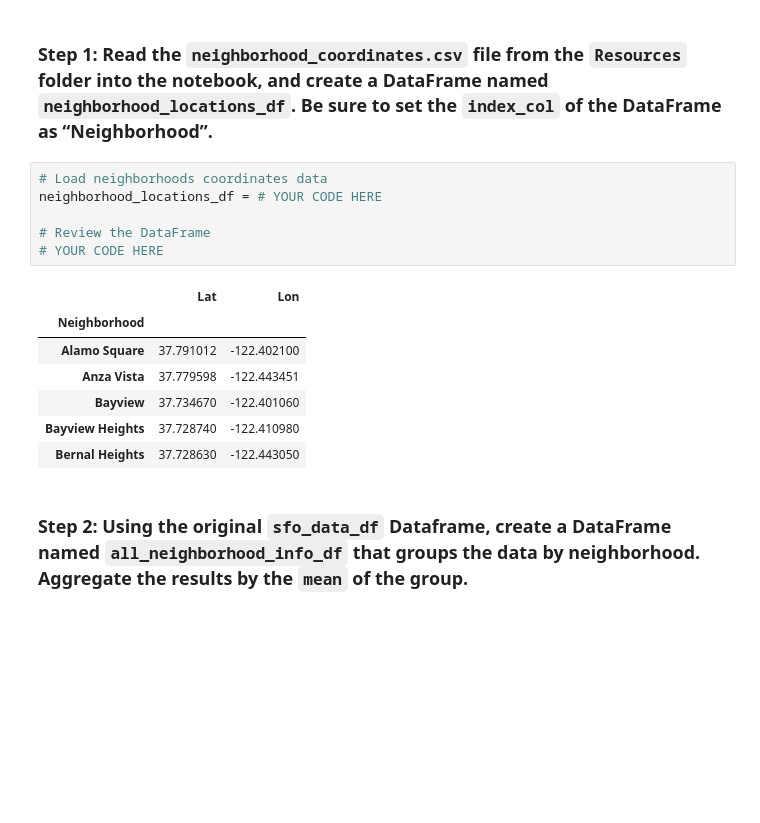
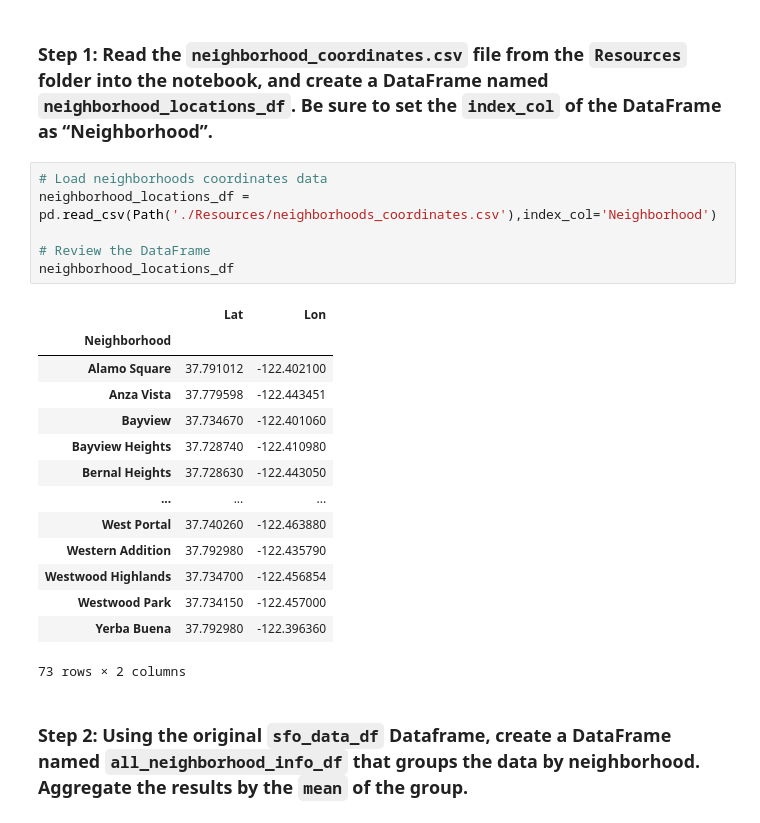
Before and after one commit to druchkamgar/Challenge_6, a Jupyter notebook: Starter_Code/san_francisco_housing.ipynb, the cells around one changed output. Drawn from its saved outputs; the diff is of its cells as text; blank space fills up the shorter version.

```diff
--- a/Starter_Code/san_francisco_housing.ipynb
+++ b/Starter_Code/san_francisco_housing.ipynb
@@ -426,18 +426,25 @@ For this part of the assignment, explore the geospatial relationships in the dat
 ### Step 1: Read the `neighborhood_coordinates.csv` file from the `Resources` folder into the notebook, and create a DataFrame named `neighborhood_locations_df`. Be sure to set the `index_col` of the DataFrame as “Neighborhood”.
 # %%
 # Load neighborhoods coordinates data
-neighborhood_locations_df = # YOUR CODE HERE
+neighborhood_locations_df = pd.read_csv(Path('./Resources/neighborhoods_coordinates.csv'),index_col='Neighborhood')
 
 # Review the DataFrame
-# YOUR CODE HERE
+neighborhood_locations_df
 # %% [output]
 |  | Lat | Lon |
 | Neighborhood |  |  |
 | Alamo Square | 37.791012 | -122.402100 |
 | Anza Vista | 37.779598 | -122.443451 |
 | Bayview | 37.734670 | -122.401060 |
 | Bayview Heights | 37.728740 | -122.410980 |
 | Bernal Heights | 37.728630 | -122.443050 |
+| ... | ... | ... |
+| West Portal | 37.740260 | -122.463880 |
+| Western Addition | 37.792980 | -122.435790 |
+| Westwood Highlands | 37.734700 | -122.456854 |
+| Westwood Park | 37.734150 | -122.457000 |
+| Yerba Buena | 37.792980 | -122.396360 |
+73 rows × 2 columns
 # %% [markdown]
 ### Step 2: Using the original `sfo_data_df` Dataframe, create a DataFrame named `all_neighborhood_info_df` that groups the data by neighborhood. Aggregate the results by the `mean` of the group.
 # %%
```
Also changed, not shown: parts of 6 cells of this notebook.
